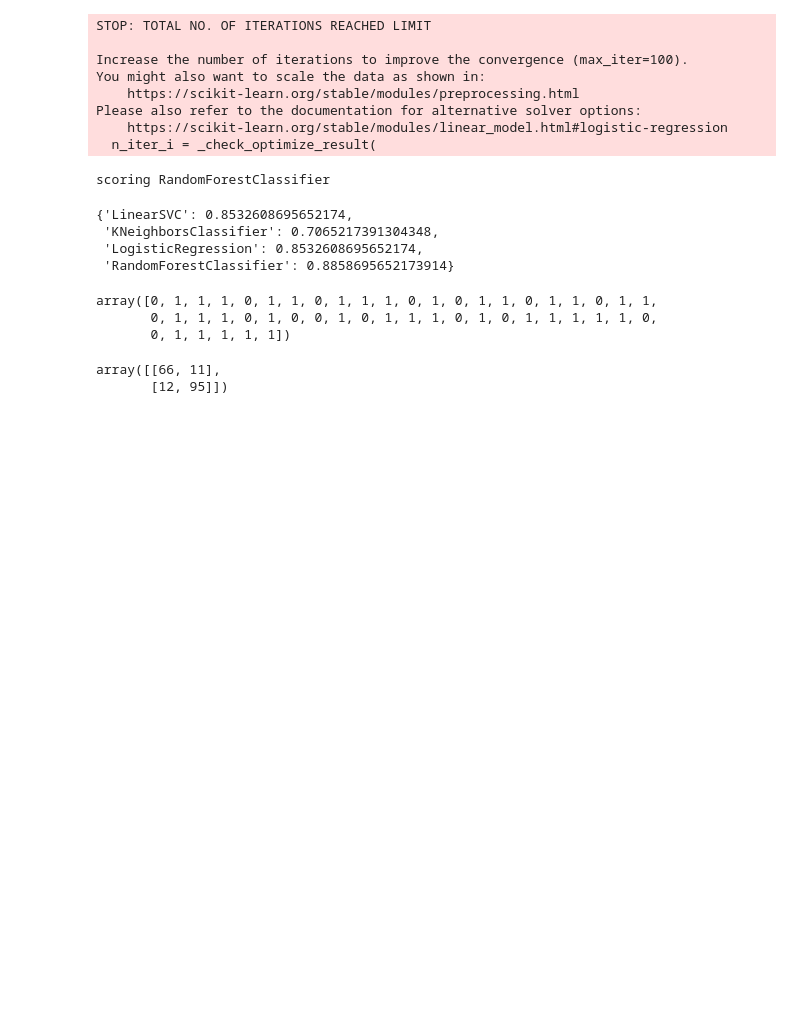
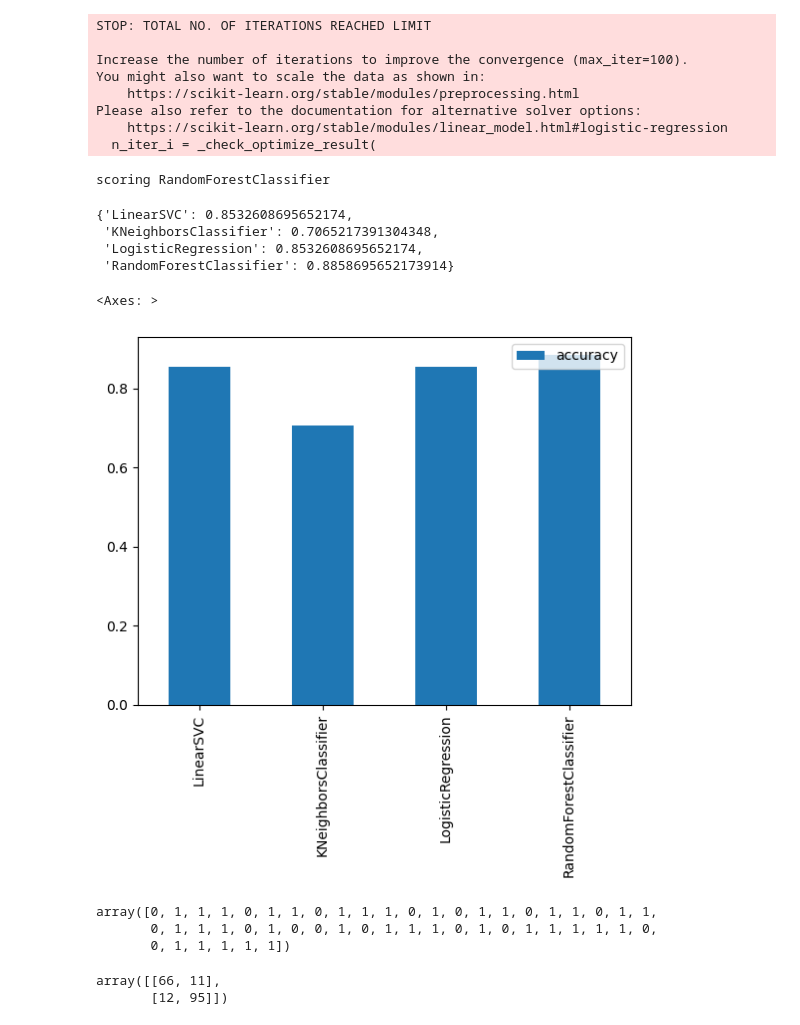
Before and after one commit to Farhat2/Heart_Disease, a Jupyter notebook: main.ipynb, the cells around one changed output. Saved outputs shown, nothing was run; the diff lists cells and outputs as text; code cells hidden in the pictures; blank space fills up the shorter version.

```diff
--- a/main.ipynb
+++ b/main.ipynb
@@ -164,6 +164,18 @@ results
  'KNeighborsClassifier': 0.7065217391304348,
  'LogisticRegression': 0.8532608695652174,
  'RandomForestClassifier': 0.8858695652173914}
+# %%
+results_df=pd.DataFrame(results.values(),
+                        results.keys(),
+                        columns=['accuracy'])
+results_df
+
+# fig, ax = plt.Subplots()
+# ax
+results_df.plot.bar()
+# %% [output]
+<Axes: >
+[figure, added]
 # %%
 randF_pipeline=Pipeline(steps=[
     ("preprocessor",preprocessor),
```
